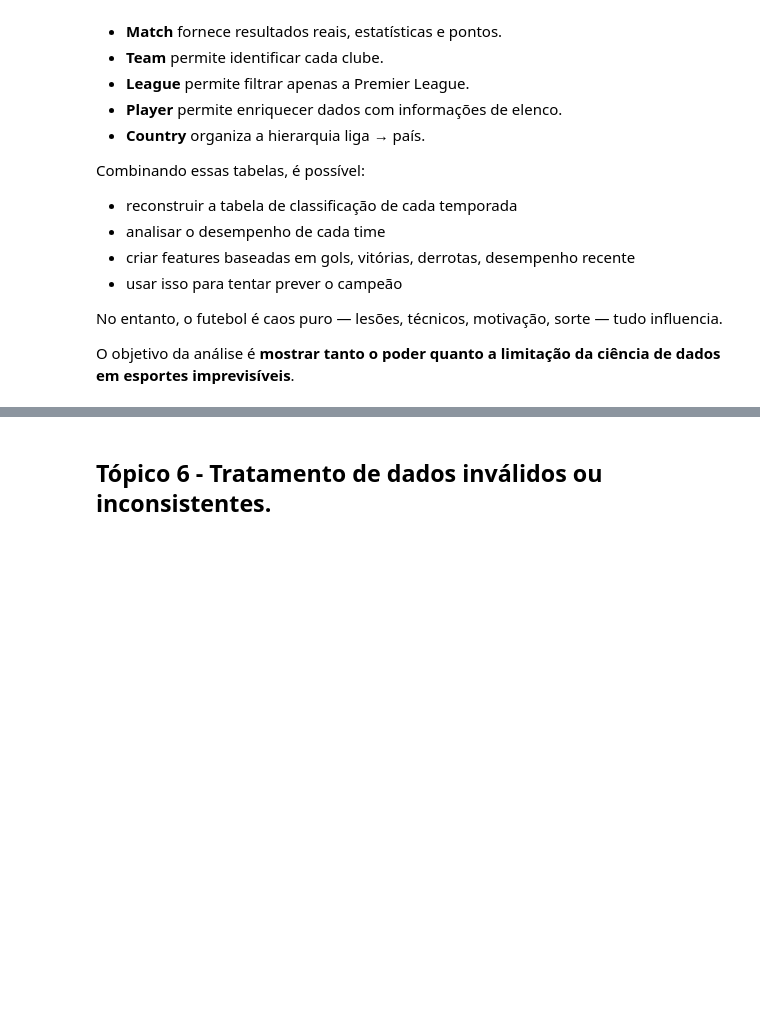
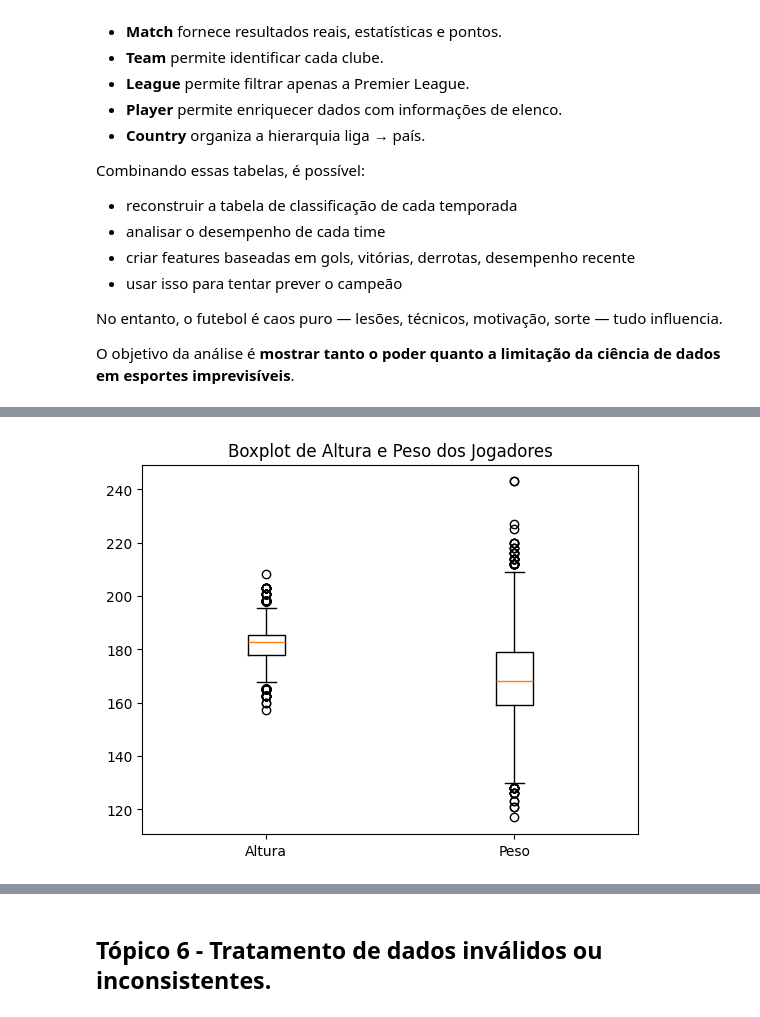
Before and after one commit to GiovaniFetzner/DataScience-BigData, a Jupyter notebook: notebook/DataScience.ipynb, the cells around one changed output, grey strips where cells are left out. Saved outputs shown, nothing was run; the diff lists cells and outputs as text; code cells hidden in the pictures; blank space fills up the shorter version.

```diff
--- a/notebook/DataScience.ipynb
+++ b/notebook/DataScience.ipynb
@@ -506,0 +677,6 @@ O objetivo da análise é **mostrar tanto o poder quanto a limitação da ciênc
+# %%
+plt.boxplot([df_player["height"], df_player["weight"]], labels=["Altura", "Peso"])
+plt.title("Boxplot de Altura e Peso dos Jogadores")
+plt.show()
+# %% [output]
+[figure, added]
```
Also changed, not shown: parts of 18 cells of this notebook.
